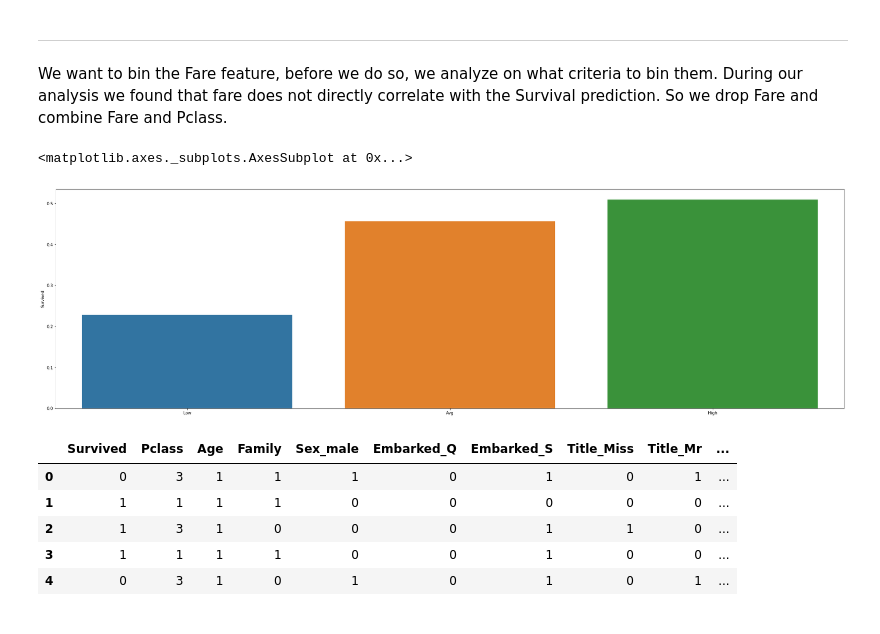
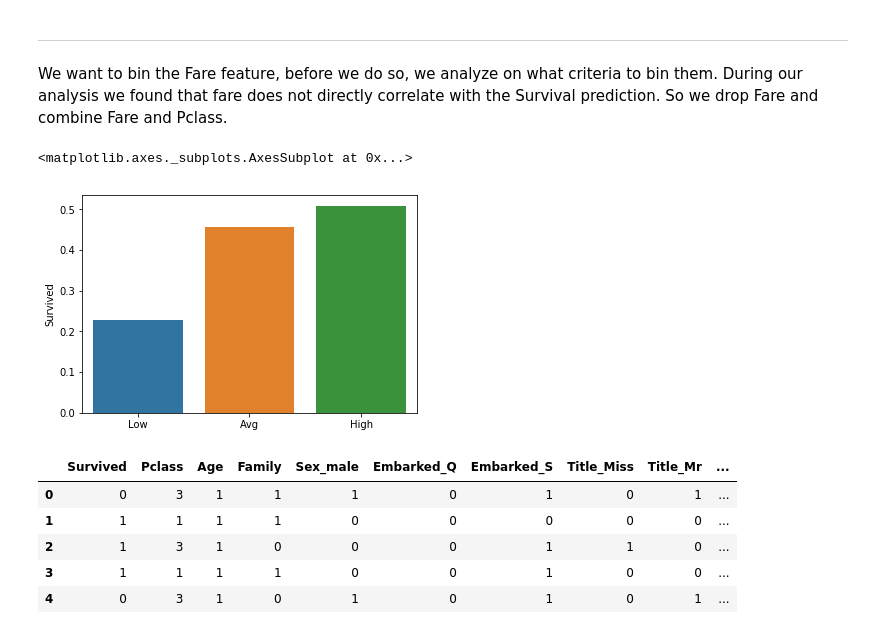
Before and after one commit to madhavhugar/Kaggle-Challenges, a Jupyter notebook: titanic-survival/src/analysis/titanic-survival-notebook.ipynb, the cells around one changed output. Drawn from its saved outputs; the diff is of its cells as text; code cells hidden in the pictures.

```diff
--- a/titanic-survival/src/analysis/titanic-survival-notebook.ipynb
+++ b/titanic-survival/src/analysis/titanic-survival-notebook.ipynb
@@ -279,13 +281,14 @@ titanic_train.display_head()
 ---
 We want to bin the Fare feature, before we do so, we analyze on what criteria to bin them. During our analysis we found that fare does not directly correlate with the Survival prediction. So we drop Fare and combine Fare and Pclass.
 # %%
-plt.figure(figsize=(35,10))
+# We combine Fare and Pclass
 df_fare_class = (df_cleaned['Fare'] * df_cleaned['Pclass'])
-df_fare_class['Fare*Pclass'] = pd.cut(df_fare_class, bins=[0, 25, 60, 1000], labels=['Low', 'Avg', 'High'])
+df_fare_class['Fare*Pclass'] = pd.cut(df_fare_class, bins=[0, 25, 60, 10000], labels=['Low', 'Avg', 'High'])
 sns.barplot(df_fare_class['Fare*Pclass'], df_cleaned['Survived'], ci=None)
+# df_fare_class.loc[df_fare_class['Fare*Pclass'].isnull()]
 # %% [output]
 <matplotlib.axes._subplots.AxesSubplot at 0x...>
-[figure, old version]
+[figure, new version]
 # %%
 titanic_train.bin_fare_pclass(fare_group=[0, 25, 60, 1000], group_names=[0, 1, 2])
 titanic_train.display_head()
```
Also changed, not shown: parts of 3 cells of this notebook, 1 other file.
